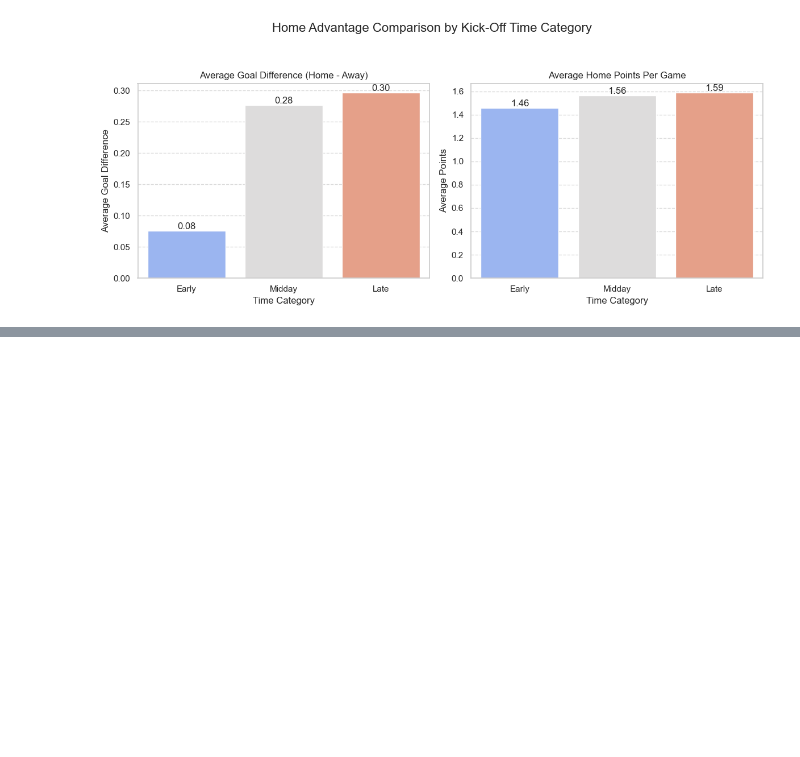
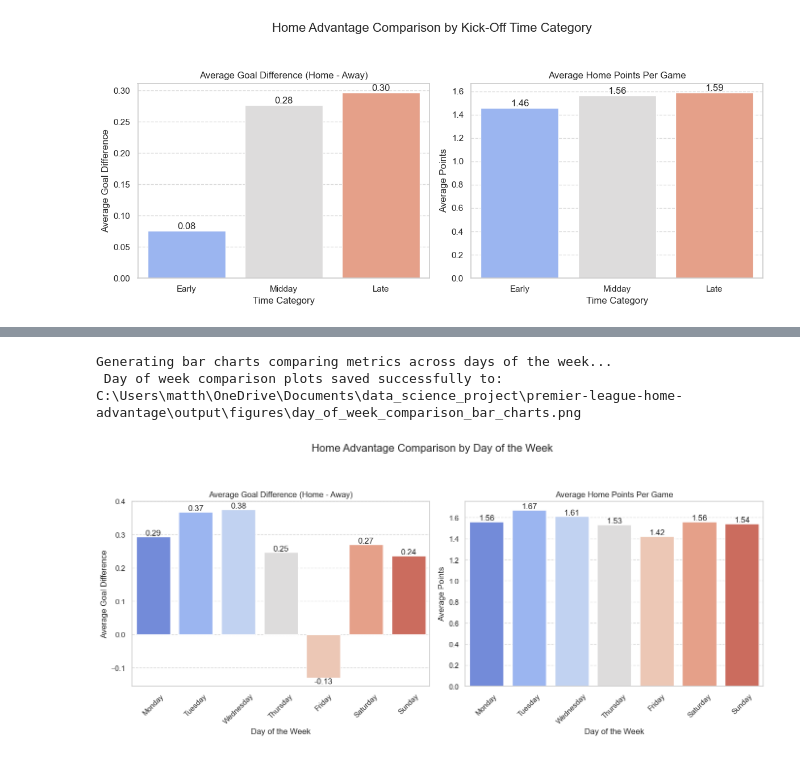
Before and after one commit to MDeighton004/premier-league-home-advantage, a Jupyter notebook: code/2_analysis.ipynb, the cells around one changed output, grey strips where cells are left out. Drawn from its saved outputs; the diff is of its cells as text; code cells hidden in the pictures; blank space fills up the shorter version.

```diff
--- a/code/2_analysis.ipynb
+++ b/code/2_analysis.ipynb
@@ -871,0 +939,67 @@ Generating bar charts comparing metrics across time categories...
+# %%
+# Visualise Home Advantage Metrics Across Days of the Week
+
+# Check if the day_of_week_comparison DataFrame exists from the previous cell
+if 'day_of_week_comparison' in locals() and day_of_week_comparison is not None:
+    print("\nGenerating bar charts comparing metrics across days of the week...")
+
+    # Define the logical order for plotting days
+    day_order = ['Monday', 'Tuesday', 'Wednesday', 'Thursday', 'Friday', 'Saturday', 'Sunday']
+
+    # Check if the DataFrame is empty before proceeding
+    if day_of_week_comparison.empty:
+         print("Warning: The 'day_of_week_comparison' DataFrame is empty. Cannot generate plot.")
+    else:
+        # Create the Plots
+        # Create a figure and a set of subplots (1 row, 2 columns)
+        fig, axes = plt.subplots(1, 2, figsize=(14, 6)) # Slightly wider figure for 7 days
+        fig.suptitle('Home Advantage Comparison by Day of the Week', fontsize=16, y=1.03)
+
+        # Plot 1: Average Goal Difference
+        # Plot directly using day_of_week_comparison, relying on previous ordering
+        sns.barplot(ax=axes[0], x='day_of_week', y='goal_difference', data=day_of_week_comparison,
+                    palette='coolwarm', order=day_order)
+        axes[0].set_title('Average Goal Difference (Home - Away)')
+        axes[0].set_xlabel('Day of the Week')
+        axes[0].set_ylabel('Average Goal Difference')
+        axes[0].tick_params(axis='x', rotation=45) # Rotate x-axis labels for better readability
+        axes[0].grid(axis='y', linestyle='--', alpha=0.7)
+        # Add exact values on bars
+        for container in axes[0].containers:
+            axes[0].bar_label(container, fmt='%.2f')
+
+        # Plot 2: Average Home Points
+        # Plot directly using day_of_week_comparison, relying on previous ordering
+        sns.barplot(ax=axes[1], x='day_of_week', y='home_points', data=day_of_week_comparison,
+                    palette='coolwarm', order=day_order)
+        axes[1].set_title('Average Home Points Per Game')
+        axes[1].set_xlabel('Day of the Week')
+        axes[1].set_ylabel('Average Points')
+        axes[1].tick_params(axis='x', rotation=45) # Rotate x-axis labels
+        axes[1].grid(axis='y', linestyle='--', alpha=0.7)
+        # Add exact values on bars
+        for container in axes[1].containers:
+            axes[1].bar_label(container, fmt='%.2f')
+
+        # Final Touches & Saving
+        plt.tight_layout(rect=[0, 0, 1, 0.96]) # Adjust layout
+
+        # Define filename and save
+        plot_filename_dow_comp = os.path.join(figures_dir, 'day_of_week_comparison_bar_charts.png')
+        try:
+            # Ensure the figures directory exists
+            os.makedirs(figures_dir, exist_ok=True)
+            plt.savefig(plot_filename_dow_comp, bbox_inches='tight', dpi=300)
+            print(f" Day of week comparison plots saved successfully to: {plot_filename_dow_comp}")
+        except Exception as e:
+            print(f" An error occurred while saving the day of week comparison plots: {e}")
+
+        # Display the Plot
+        plt.show()
+
+else:
+    print("\nSkipping visualisation: 'day_of_week_comparison' DataFrame not found.")
+# %% [output]
+Generating bar charts comparing metrics across days of the week...
+ Day of week comparison plots saved successfully to: C:\Users\matth\OneDrive\Documents\data_science_project\premier-league-home-advantage\output\figures\day_of_week_comparison_bar_charts.png
+[figure, added]
```
Also changed, not shown: parts of 1 cell of this notebook, 1 other file.
